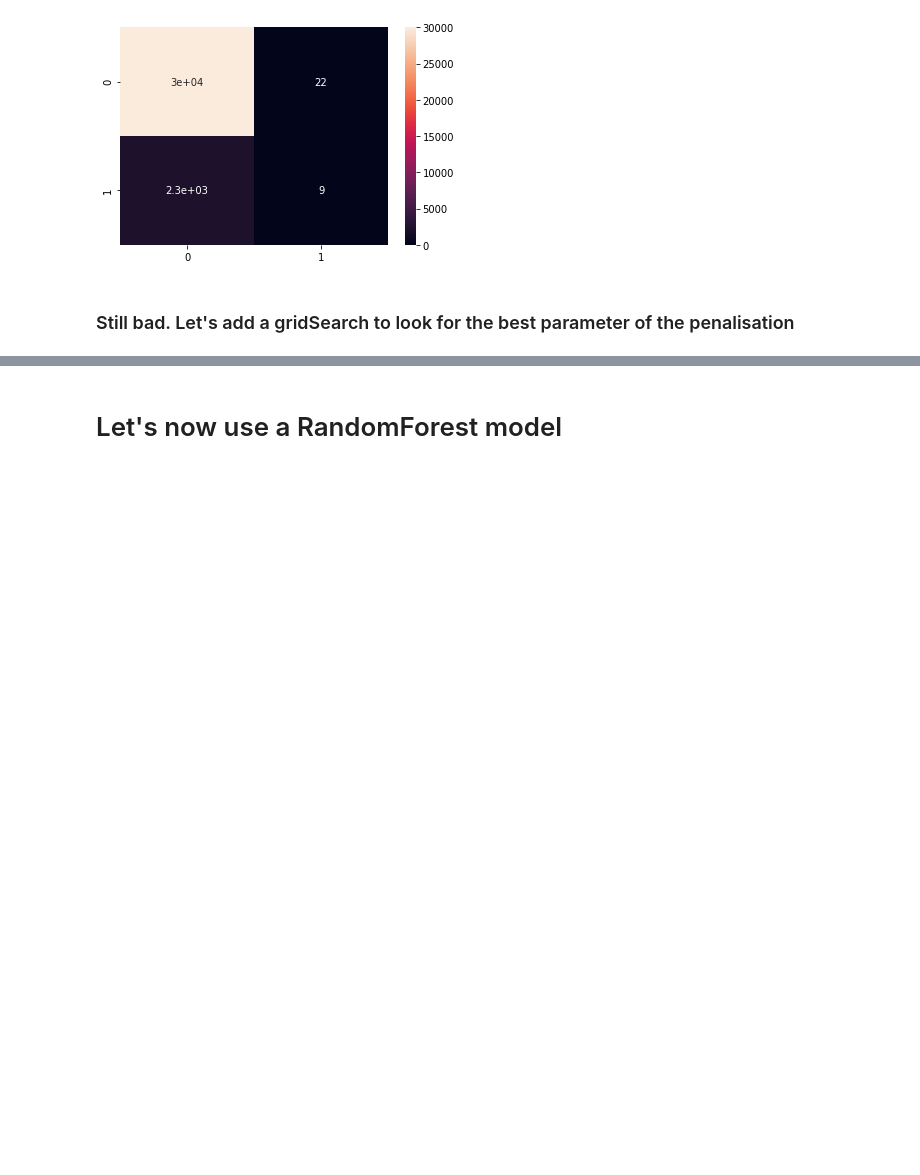
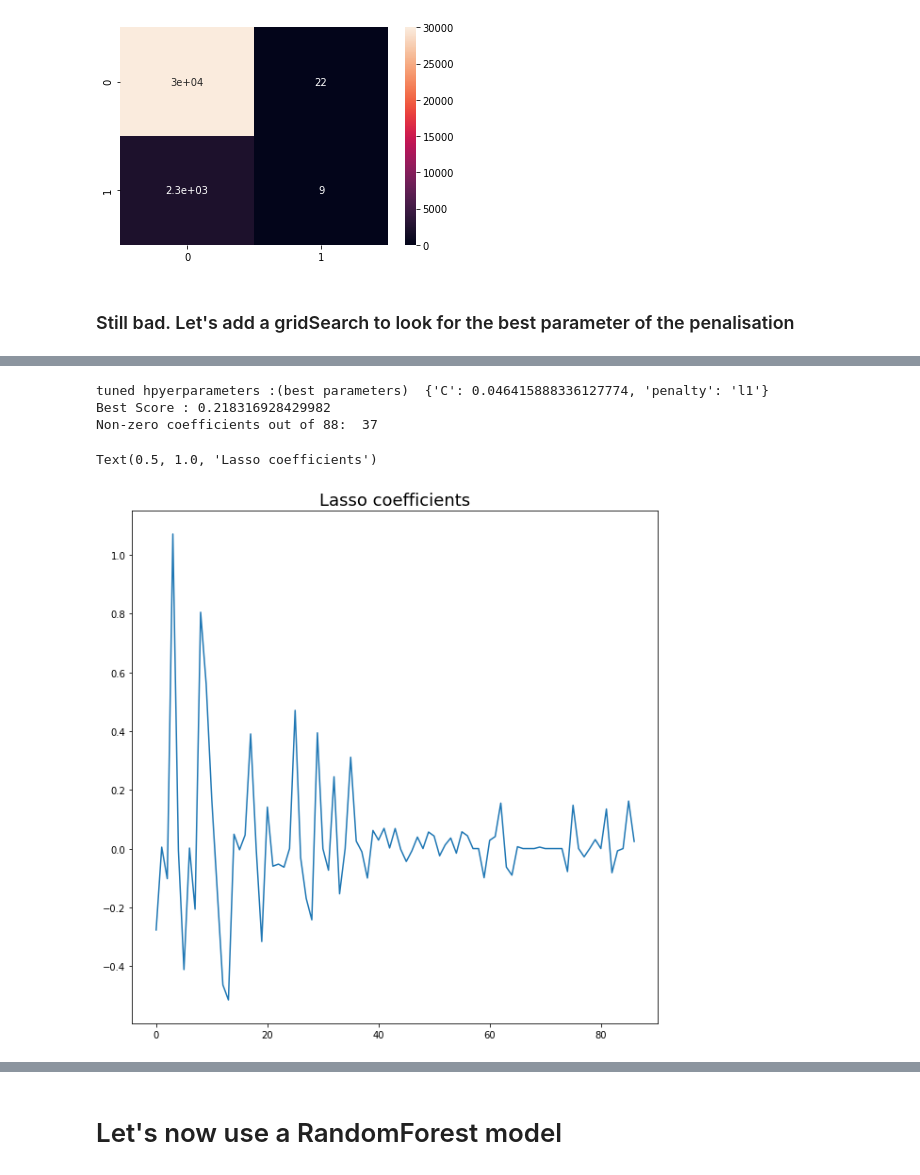
Before and after one commit to netomenoci/Doclib, a Jupyter notebook: Logistic Regression + Random Forest Comparison.ipynb, the cells around one changed output, grey strips where cells are left out. Drawn from its saved outputs; the diff is of its cells as text; code cells hidden in the pictures; blank space fills up the shorter version.

```diff
--- a/Logistic Regression + Random Forest Comparison.ipynb
+++ b/Logistic Regression + Random Forest Comparison.ipynb
@@ -258,0 +258,12 @@ ax.set_title('Lasso coefficients', fontsize=18)
+# %%
+# A little different GridSearchCV:
+
+from sklearn.model_selection import GridSearchCV
+
+penalty = ['l1']
+C = np.logspace(-2,2,7)
+grid = dict(C=C, penalty=penalty)
+
+logreg=LogisticRegression(solver = 'saga', class_weight= 'balanced')
+cv=GridSearchCV(estimator  = logreg , param_grid = grid ,cv=5, scoring= 'f1' , verbose = 0)
+cv.fit(X_train,y_train)
@@ -258,0 +281,17 @@ ax.set_title('Lasso coefficients', fontsize=18)
+# %%
+print("tuned hpyerparameters :(best parameters) ",cv.best_params_)
+print("Best Score :",cv.best_score_)
+
+# plot the coefficients of the best estimator. How many features were selected ?
+print("Non-zero coefficients out of 88: ",(cv.best_estimator_.coef_ > 0).sum())
+# %% [output]
+tuned hpyerparameters :(best parameters)  {'C': 0.046415888336127774, 'penalty': 'l1'}
+Best Score : 0.218316928429982
+Non-zero coefficients out of 88:  37
+# %%
+fig, ax = plt.subplots(figsize=(10, 10))
+ax.plot(cv.best_estimator_.coef_[0])
+ax.set_title('Lasso coefficients', fontsize=18)
+# %% [output]
+Text(0.5, 1.0, 'Lasso coefficients')
+[figure, added]
```
Also changed, not shown: parts of 25 cells of this notebook, 3 other files.
